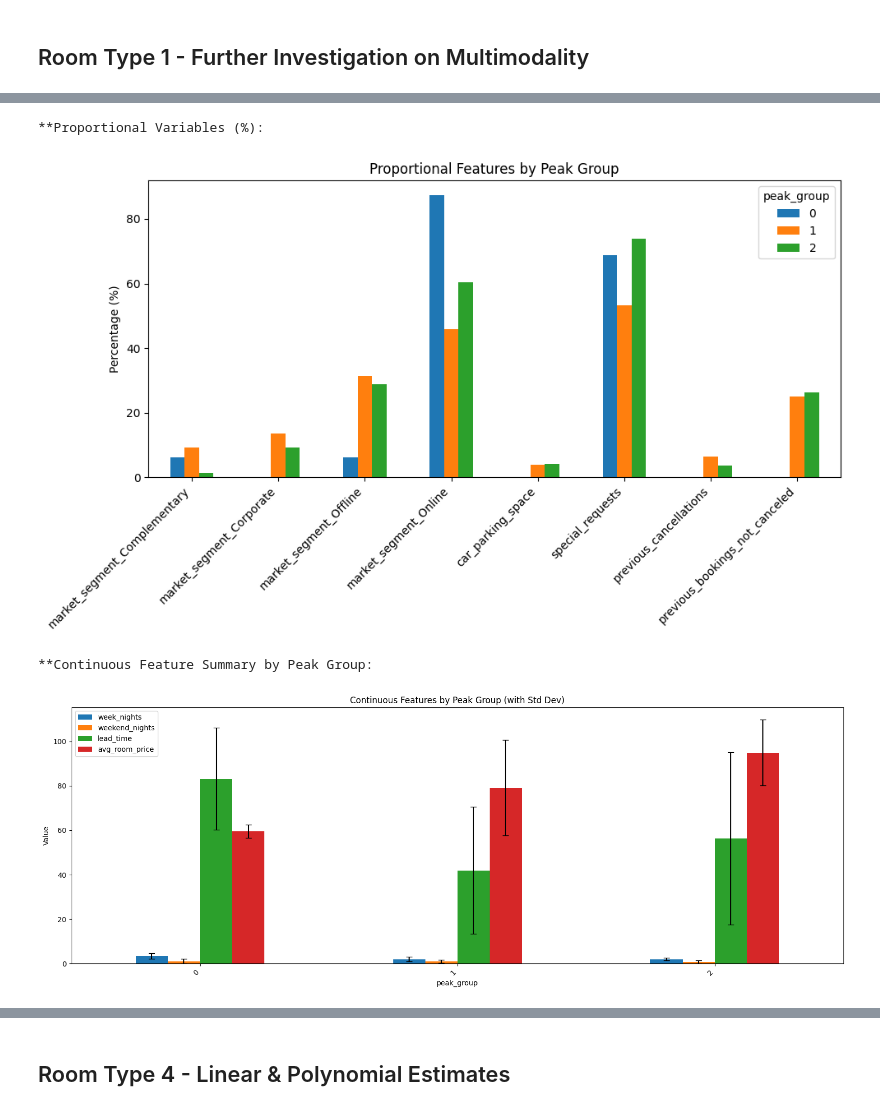
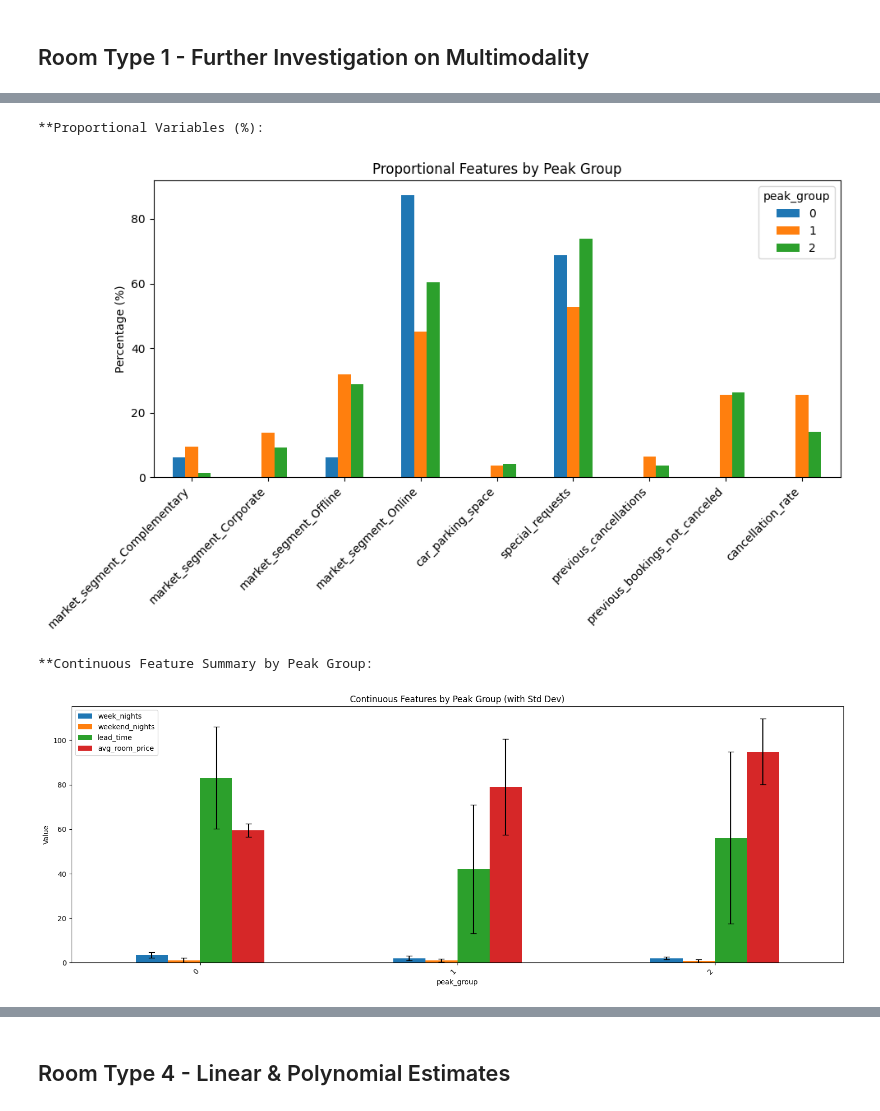
Before and after one commit to munas-git/Prophet-Demand-Forecasting-and-Price-Optimisation, a Jupyter notebook: analysis.ipynb, the cells around one changed output, grey strips where cells are left out. Cells and saved outputs as stored; diff of their text form; code cells hidden in the pictures.

```diff
--- a/analysis.ipynb
+++ b/analysis.ipynb
@@ -226,19 +214,13 @@ df.head()
 # %%
 X = df.drop(['ID'], axis = 1)
 
-iso = IsolationForest(
-    n_estimators = 300,
-    contamination = 0.001,
-    random_state = 42)
-
+iso = IsolationForest(n_estimators = 300, contamination = 0.001, random_state = 42)
 iso.fit(X)
 
-df["iso_flag"]  = iso.predict(X)
-df["iso_score"] = iso.decision_function(X)
+df['iso_flag']  = iso.predict(X)
+df['iso_score'] = iso.decision_function(X)
 
-outliers = (
-    df[df["iso_flag"] == -1]
-    .sort_values("iso_score"))
+outliers = (df[df['iso_flag'] == -1].sort_values('iso_score'))
 
 # display(outliers)
 # %%
@@ -376,8 +367,8 @@ X_train = train_df[feature_cols]
 y_train = train_df['avg_room_price']
 X_pred  = pred_df[feature_cols]
 
-one_hot_cols = [c for c in feature_cols if c.startswith('market_segment_')]
-ordinal_cols = [c for c in feature_cols if c not in one_hot_cols]
+cat_cols = [c for c in feature_cols if c.startswith('market_segment_') or c in ['meal_plan', 'room_type', 'status']]
+ordinal_cols = [c for c in feature_cols if c not in cat_cols]
 
 # ordinal feature scaling
 scaler = StandardScaler()
@@ -392,7 +383,7 @@ param_grid = {'n_neighbors': [3, 5, 6, 7, 9, 11]}
 cv = KFold(n_splits = 5, shuffle = True, random_state = 42)
 
 gs = GridSearchCV(KNeighborsRegressor(metric = 'euclidean'),
-                  param_grid, cv=cv,
+                  param_grid, cv = cv,
                   scoring = 'neg_mean_squared_error', n_jobs = -1)
 gs.fit(X_train_scaled, y_train)
 
@@ -872,31 +858,39 @@ room_type_1_df['peak_group'] = room_type_1_df['pred_poly_cov'].apply(
 # %%
 proportional_vars = [
     'market_segment_Complementary', 'market_segment_Corporate',
     'market_segment_Offline', 'market_segment_Online',
     'car_parking_space', 'special_requests',
     'previous_cancellations', 'previous_bookings_not_canceled']
 
+continuous_vars = ['week_nights', 'weekend_nights', 'lead_time', 'avg_room_price']
+
 prop_summary = room_type_1_df.groupby('peak_group')[proportional_vars].mean() * 100
-print("**Proportional Variables (%):")
+prop_summary['cancellation_rate'] = (
+    room_type_1_df.groupby('peak_group')['previous_cancellations'].mean() /
+    room_type_1_df.groupby('peak_group')['previous_bookings_not_canceled'].mean()) * 100
+
+print('**Proportional Variables (%):')
 prop_summary.T.plot(kind = 'bar', figsize = (10, 6), title = 'Proportional Features by Peak Group')
 plt.ylabel('Percentage (%)')
 plt.xticks(rotation = 45, ha = 'right')
 plt.tight_layout()
 plt.show()
 
-continuous_vars = ['week_nights', 'weekend_nights', 'lead_time', 'avg_room_price']
+
 cont_summary = room_type_1_df.groupby('peak_group')[continuous_vars].agg(['mean', 'std', 'min', 'max']).round(2)
-print("\n**Continuous Feature Summary by Peak Group:")
+print('\n**Continuous Feature Summary by Peak Group:')
+
 means = cont_summary.xs('mean', level = 1, axis = 1)
 stds = cont_summary.xs('std', level = 1, axis = 1)
 
 ax = means.plot(kind = 'bar', yerr = stds, capsize = 4, figsize = (16, 6))
 plt.title('Continuous Features by Peak Group (with Std Dev)')
 plt.ylabel('Value')
 plt.xticks(rotation = 45, ha = 'right')
-plt.tight_layout();
+plt.tight_layout()
+plt.show()
 # %% [output]
 **Proportional Variables (%):
-[figure, old version]
+[figure, new version]
 **Continuous Feature Summary by Peak Group:
 [figure]
```
Also changed, not shown: parts of 55 cells of this notebook.
